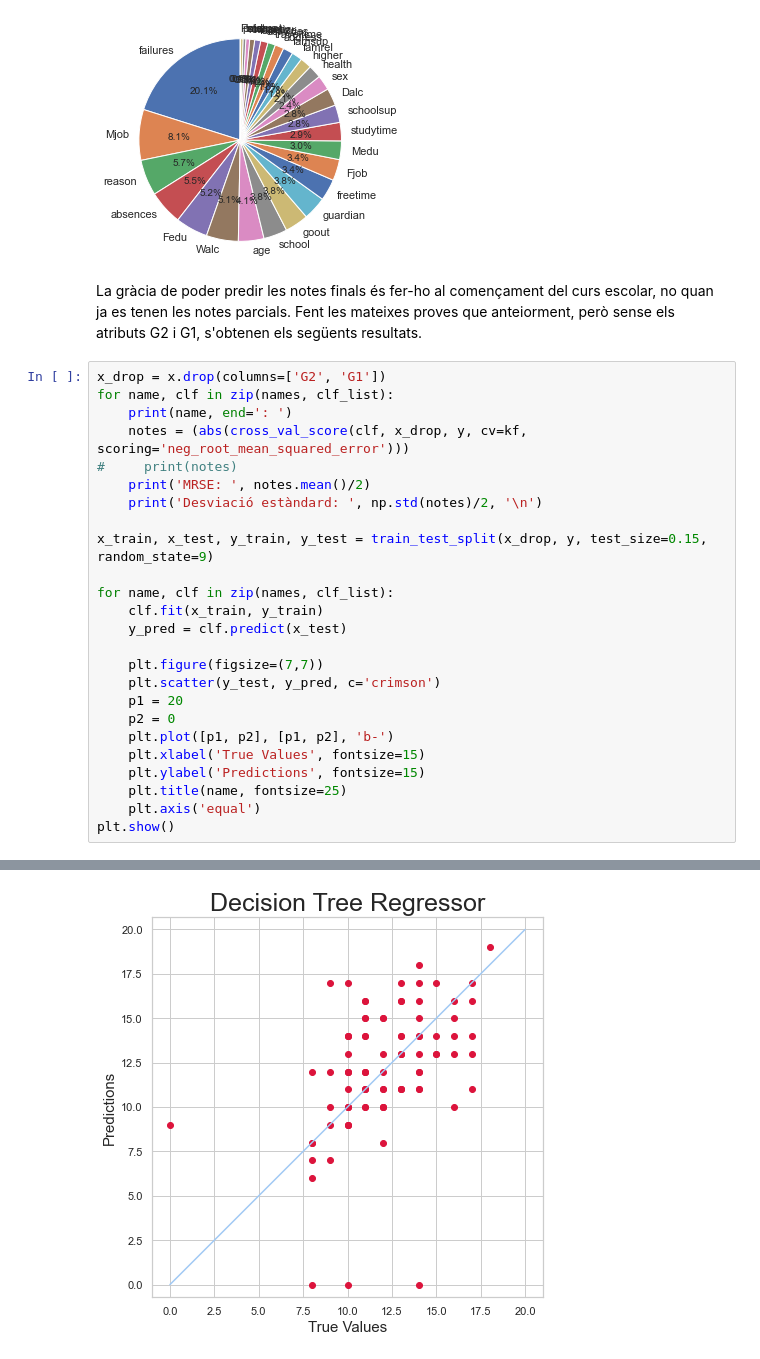
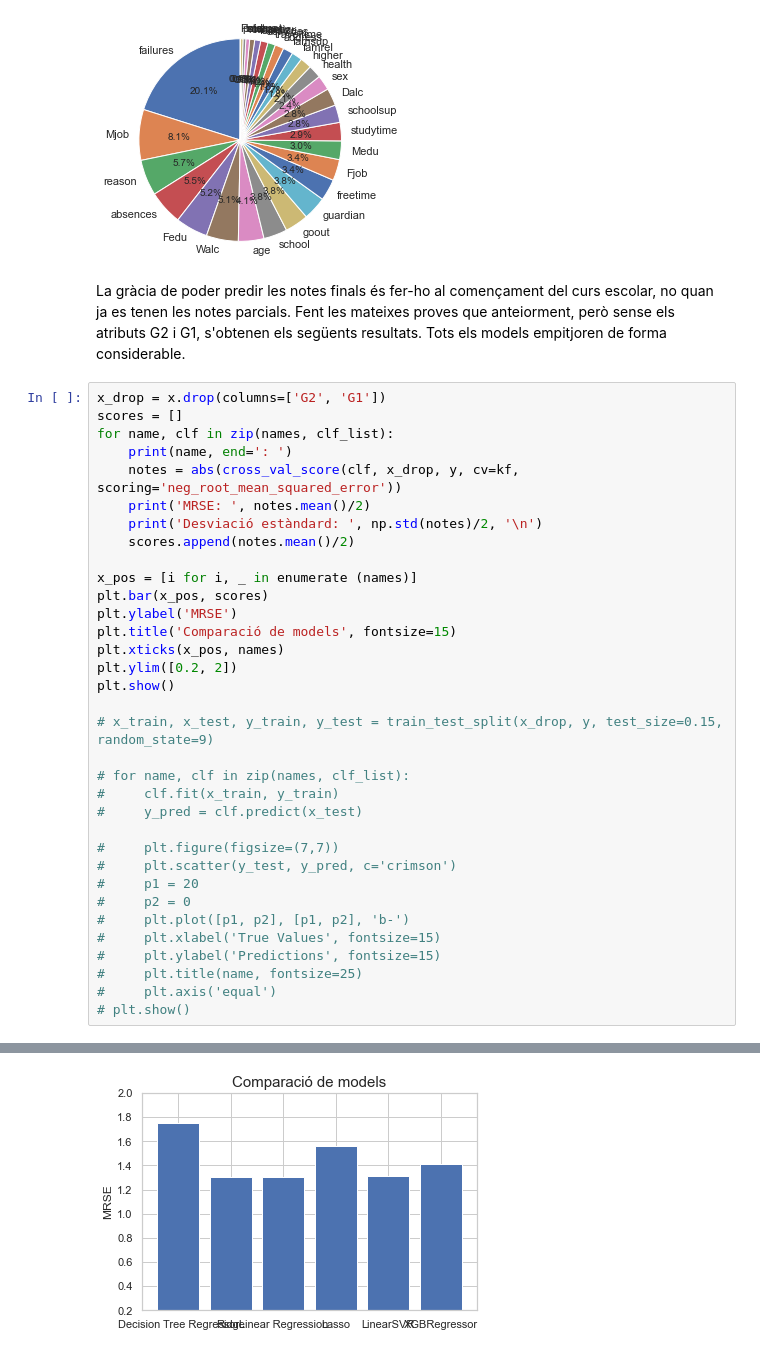
Before and after one commit to marti1999/APC-Cas-Kaggle, a Jupyter notebook: notebooks/develop/notebook.ipynb, the cells around one changed output, grey strips where cells are left out. Drawn from its saved outputs; the diff is of its cells as text.

```diff
--- a/notebooks/develop/notebook.ipynb
+++ b/notebooks/develop/notebook.ipynb
@@ -693,31 +693,41 @@ axis = plt.axis('equal')
 [figure]
 # %% [markdown]
 La gràcia de poder predir les notes finals és fer-ho al començament del curs escolar, no quan ja es tenen les notes parcials. Fent les mateixes proves que anteiorment, però sense els atributs G2 i G1, s'obtenen els següents resultats.
+Tots els models empitjoren de forma considerable.
 # %%
 x_drop = x.drop(columns=['G2', 'G1'])
+scores = []
 for name, clf in zip(names, clf_list):
     print(name, end=': ')
-    notes = (abs(cross_val_score(clf, x_drop, y, cv=kf, scoring='neg_root_mean_squared_error')))
-#     print(notes)
+    notes = abs(cross_val_score(clf, x_drop, y, cv=kf, scoring='neg_root_mean_squared_error'))
     print('MRSE: ', notes.mean()/2)
     print('Desviació estàndard: ', np.std(notes)/2, '\n')
+    scores.append(notes.mean()/2)
 
-x_train, x_test, y_train, y_test = train_test_split(x_drop, y, test_size=0.15, random_state=9)
+x_pos = [i for i, _ in enumerate (names)]
+plt.bar(x_pos, scores)
+plt.ylabel('MRSE')
+plt.title('Comparació de models', fontsize=15)
+plt.xticks(x_pos, names)
+plt.ylim([0.2, 2])
+plt.show()
 
-for name, clf in zip(names, clf_list):
-    clf.fit(x_train, y_train)
-    y_pred = clf.predict(x_test)
+# x_train, x_test, y_train, y_test = train_test_split(x_drop, y, test_size=0.15, random_state=9)
 
-    plt.figure(figsize=(7,7))
-    plt.scatter(y_test, y_pred, c='crimson')
-    p1 = 20
-    p2 = 0
-    plt.plot([p1, p2], [p1, p2], 'b-')
-    plt.xlabel('True Values', fontsize=15)
-    plt.ylabel('Predictions', fontsize=15)
-    plt.title(name, fontsize=25)
-    plt.axis('equal')
-plt.show()
+# for name, clf in zip(names, clf_list):
+#     clf.fit(x_train, y_train)
+#     y_pred = clf.predict(x_test)
+
+#     plt.figure(figsize=(7,7))
+#     plt.scatter(y_test, y_pred, c='crimson')
+#     p1 = 20
+#     p2 = 0
+#     plt.plot([p1, p2], [p1, p2], 'b-')
+#     plt.xlabel('True Values', fontsize=15)
+#     plt.ylabel('Predictions', fontsize=15)
+#     plt.title(name, fontsize=25)
+#     plt.axis('equal')
+# plt.show()
 # %% [output]
 Decision Tree Regressor: MRSE:  1.7522094093008562
 Desviació estàndard:  0.11945077847612935
@@ -736,4 +746,4 @@ Desviació estàndard:  0.1291563196717679
 
 XGBRegressor: MRSE:  1.413001208207769
 Desviació estàndard:  0.08420855196788483
-[figure, old version]
+[figure, new version]
```
Also changed, not shown: parts of 6 cells of this notebook.
